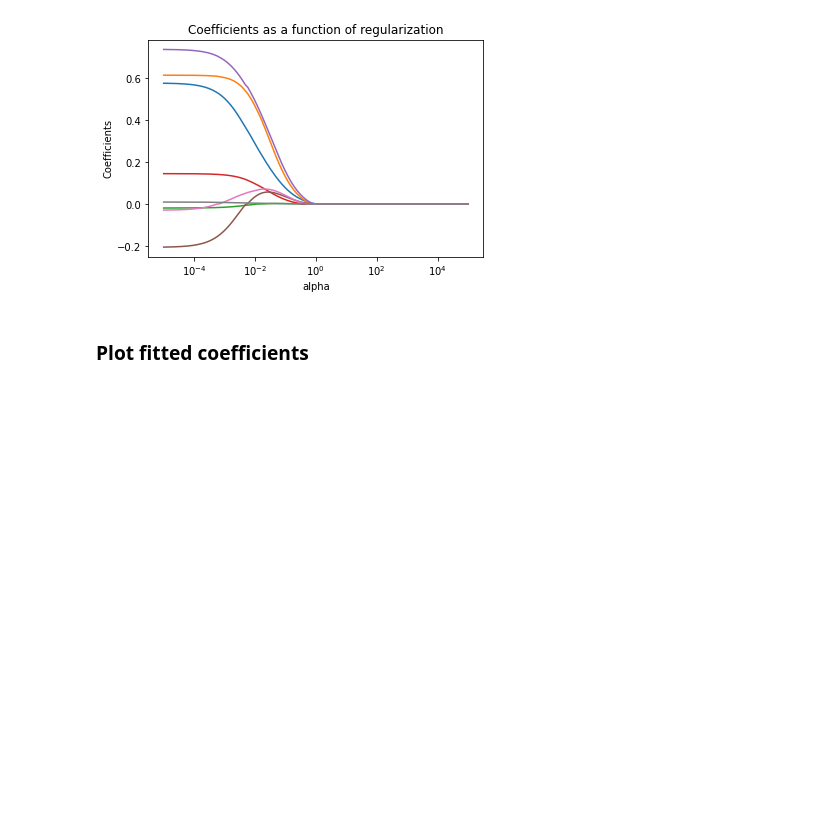
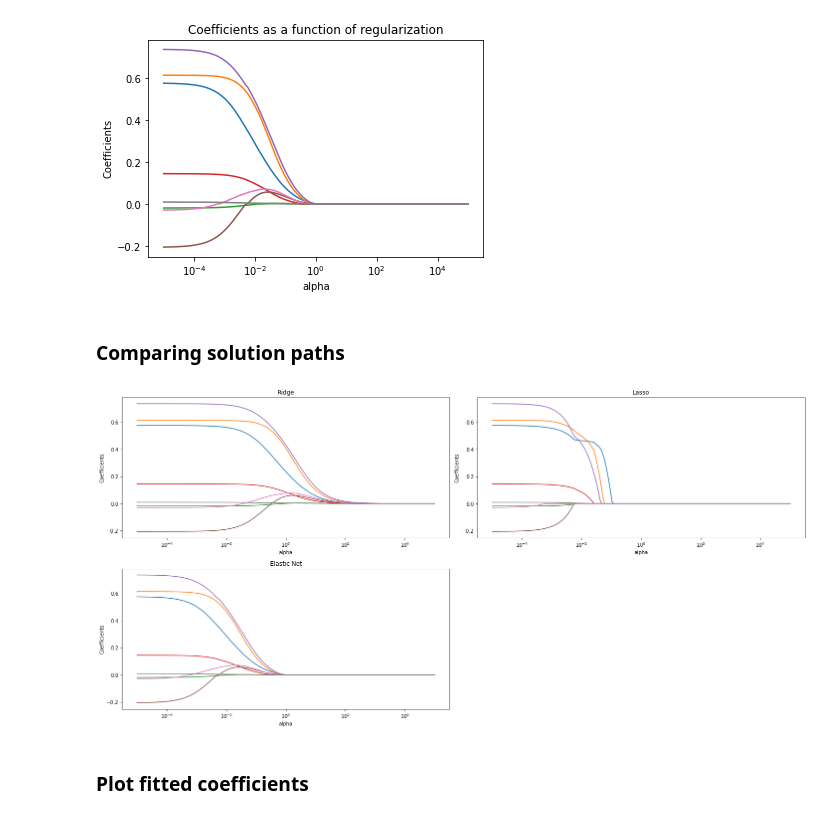
Before and after one commit to Imperial-College-Data-Science-Society/workshops, a Jupyter notebook: notebooks/workshop-7/regularization.ipynb, the cells around one changed output. Cells and saved outputs as stored; diff of their text form; code cells hidden in the pictures; blank space fills up the shorter version.

```diff
--- a/notebooks/workshop-7/regularization.ipynb
+++ b/notebooks/workshop-7/regularization.ipynb
@@ -207,7 +207,7 @@ def compare_loss(model, alphas):
     plt.axis('tight')
     plt.legend()
 # %%
-def fit_and_plot_hyperparams(model, alphas):
+def solution_path(model, alphas):
     '''Plot paths of fitted coefficients for different
     values of alpha.
     '''
@@ -225,6 +225,8 @@ def fit_and_plot_hyperparams(model, alphas):
     plt.ylabel('Coefficients')
     plt.title('Coefficients as a function of regularization')
     plt.axis('tight')
+
+    return(coefs)
 # %%
 def plot_cvloss(cvres, model):
     '''Plot CV loss for each values of alpha.
@@ -294,7 +296,7 @@ compare_loss(Ridge(normalize=True), alphas = alphas)
 [figure]
 # %%
 alphas = np.logspace(-5, 5, 200)
-fit_and_plot_hyperparams(Ridge(normalize=True), alphas = alphas)
+ridge_sol_path = fit_and_plot_hyperparams(Ridge(normalize=True), alphas = alphas)
 # %% [output]
 [figure]
 # %% [markdown]
@@ -327,7 +329,7 @@ compare_loss(Lasso(normalize=True), alphas = alphas)
 # %% [output]
 [figure]
 # %%
-fit_and_plot_hyperparams(Lasso(normalize=True), alphas = alphas)
+lasso_sol_path = fit_and_plot_hyperparams(Lasso(normalize=True), alphas = alphas)
 # %% [output]
 [figure]
 # %% [markdown]
@@ -354,12 +356,44 @@ print('Best params: %s' % enet_res.best_params_)
 MSE: 0.49611
 Best params: {'alpha': 0.001, 'l1_ratio': 0.1}
 # %%
-fit_and_plot_hyperparams(
+enet_sol_path = fit_and_plot_hyperparams(
     ElasticNet(normalize=True, l1_ratio=enet_res.best_params_["l1_ratio"]),
     alphas = alphas
 )
 # %% [output]
 [figure]
+# %% [markdown]
+### Comparing solution paths
+# %%
+fig = plt.figure(figsize=(20, 14))
+ax = fig.add_subplot(321)
+ax2 = fig.add_subplot(322)
+ax3 = fig.add_subplot(323)
+
+ax.plot(alphas, ridge_sol_path)
+ax.set_xscale('log')
+ax.set_xlabel('alpha')
+ax.set_ylabel('Coefficients')
+ax.set_title("Ridge")
+
+ax2.plot(alphas, lasso_sol_path)
+ax2.set_xscale('log')
+ax2.set_xscale('log')
+ax2.set_xlabel('alpha')
+ax2.set_ylabel('Coefficients')
+ax2.set_title("Lasso")
+
+ax3.plot(alphas, enet_sol_path)
+ax3.set_xscale('log')
+ax3.set_xscale('log')
+ax3.set_xlabel('alpha')
+ax3.set_ylabel('Coefficients')
+ax3.set_title("Elastic Net")
+
+fig.tight_layout()
+plt.show()
+# %% [output]
+[figure, added]
 # %% [markdown]
 ### Plot fitted coefficients
 # %%
```
Also changed, not shown: 1 other file.
